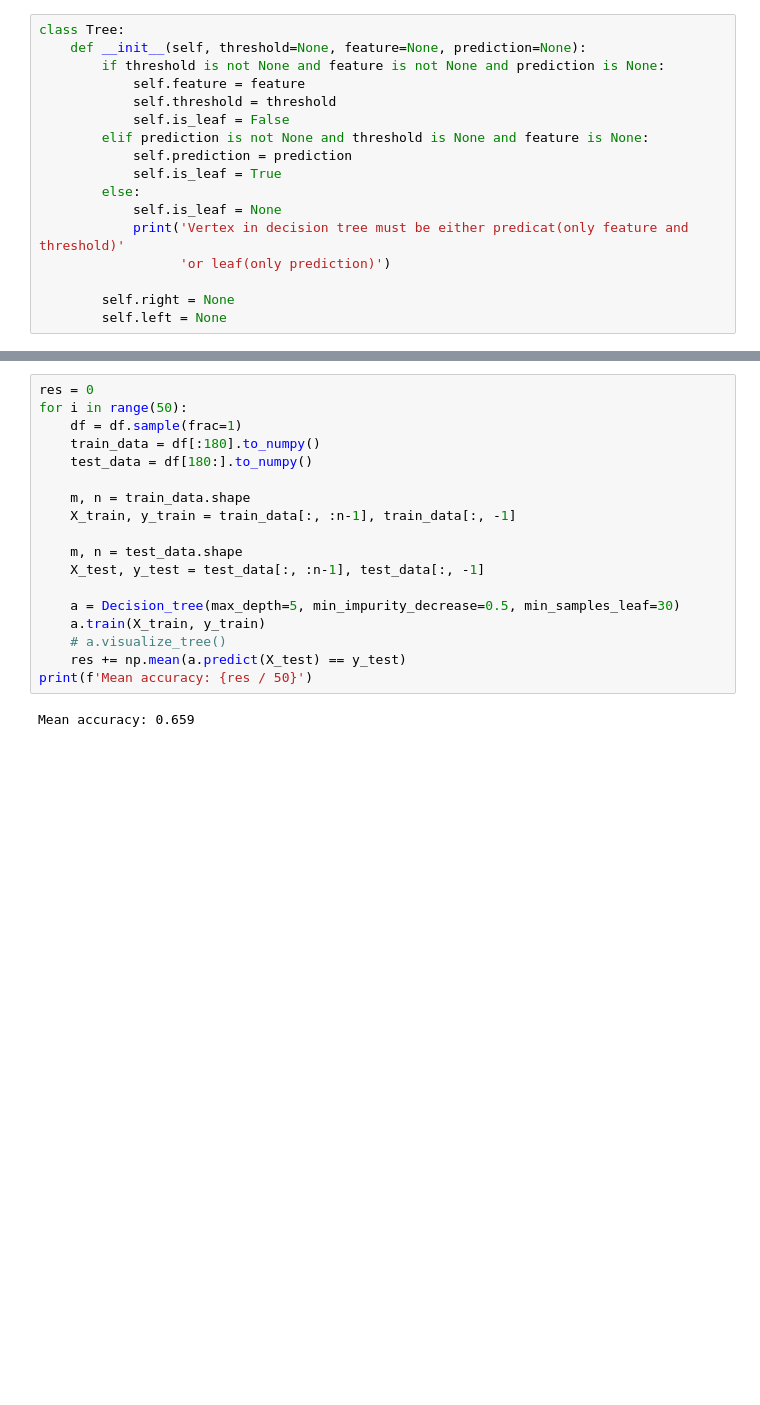
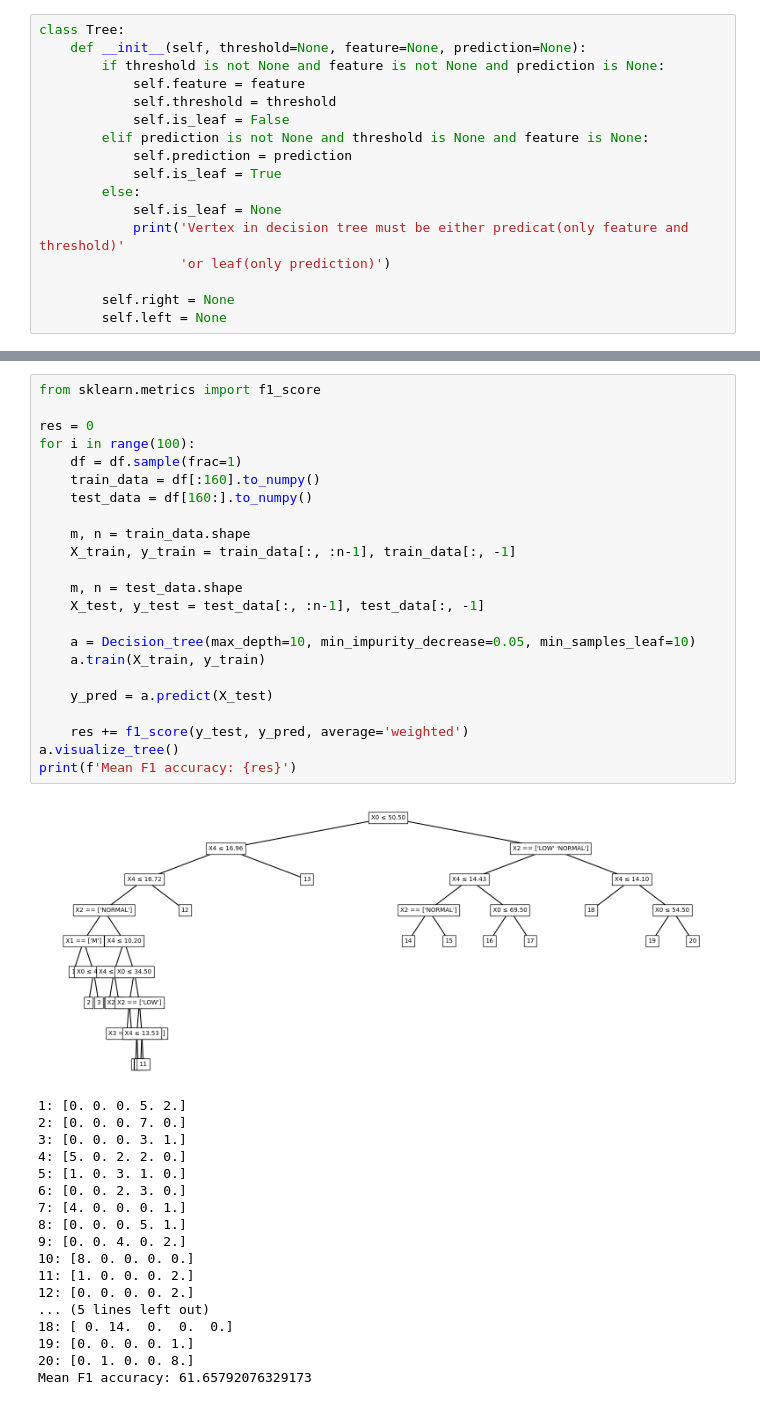
Before and after one commit to yegor-kirovich/Implementation_of_classical_ML_algorithms, a Jupyter notebook: Decision_tree/Decision_tree.ipynb, the cells around one changed output, grey strips where cells are left out. Saved outputs shown, nothing was run; the diff lists cells and outputs as text; blank space fills up the shorter version.

Commit message:
final changes for Decision tree
Fix some minor errors and add print F1 score

```diff
--- a/Decision_tree/Decision_tree.ipynb
+++ b/Decision_tree/Decision_tree.ipynb
@@ -249,22 +247,44 @@ class Decision_tree:
             prediction.append(self.target[np.argmax(tree.prediction)])
         return prediction
 # %%
+from sklearn.metrics import f1_score
+
 res = 0
-for i in range(50):
+for i in range(100):
     df = df.sample(frac=1)
-    train_data = df[:180].to_numpy()
-    test_data = df[180:].to_numpy()
+    train_data = df[:160].to_numpy()
+    test_data = df[160:].to_numpy()
 
     m, n = train_data.shape
     X_train, y_train = train_data[:, :n-1], train_data[:, -1]
 
     m, n = test_data.shape
     X_test, y_test = test_data[:, :n-1], test_data[:, -1]
 
-    a = Decision_tree(max_depth=5, min_impurity_decrease=0.5, min_samples_leaf=30)
+    a = Decision_tree(max_depth=10, min_impurity_decrease=0.05, min_samples_leaf=10)
     a.train(X_train, y_train)
-    # a.visualize_tree()
-    res += np.mean(a.predict(X_test) == y_test)
-print(f'Mean accuracy: {res / 50}')
+
+    y_pred = a.predict(X_test)
+
+    res += f1_score(y_test, y_pred, average='weighted')
+a.visualize_tree()
+print(f'Mean F1 accuracy: {res}')
 # %% [output]
+[figure, added]
-Mean accuracy: 0.659
+1: [0. 0. 0. 5. 2.]
+2: [0. 0. 0. 7. 0.]
+3: [0. 0. 0. 3. 1.]
+4: [5. 0. 2. 2. 0.]
+5: [1. 0. 3. 1. 0.]
+6: [0. 0. 2. 3. 0.]
+7: [4. 0. 0. 0. 1.]
+8: [0. 0. 0. 5. 1.]
+9: [0. 0. 4. 0. 2.]
+10: [8. 0. 0. 0. 0.]
+11: [1. 0. 0. 0. 2.]
+12: [0. 0. 0. 0. 2.]
+... (5 lines left out)
+18: [ 0. 14.  0.  0.  0.]
+19: [0. 0. 0. 0. 1.]
+20: [0. 1. 0. 0. 8.]
+Mean F1 accuracy: 61.65792076329173
```
Also changed, not shown: parts of 1 cell of this notebook.
